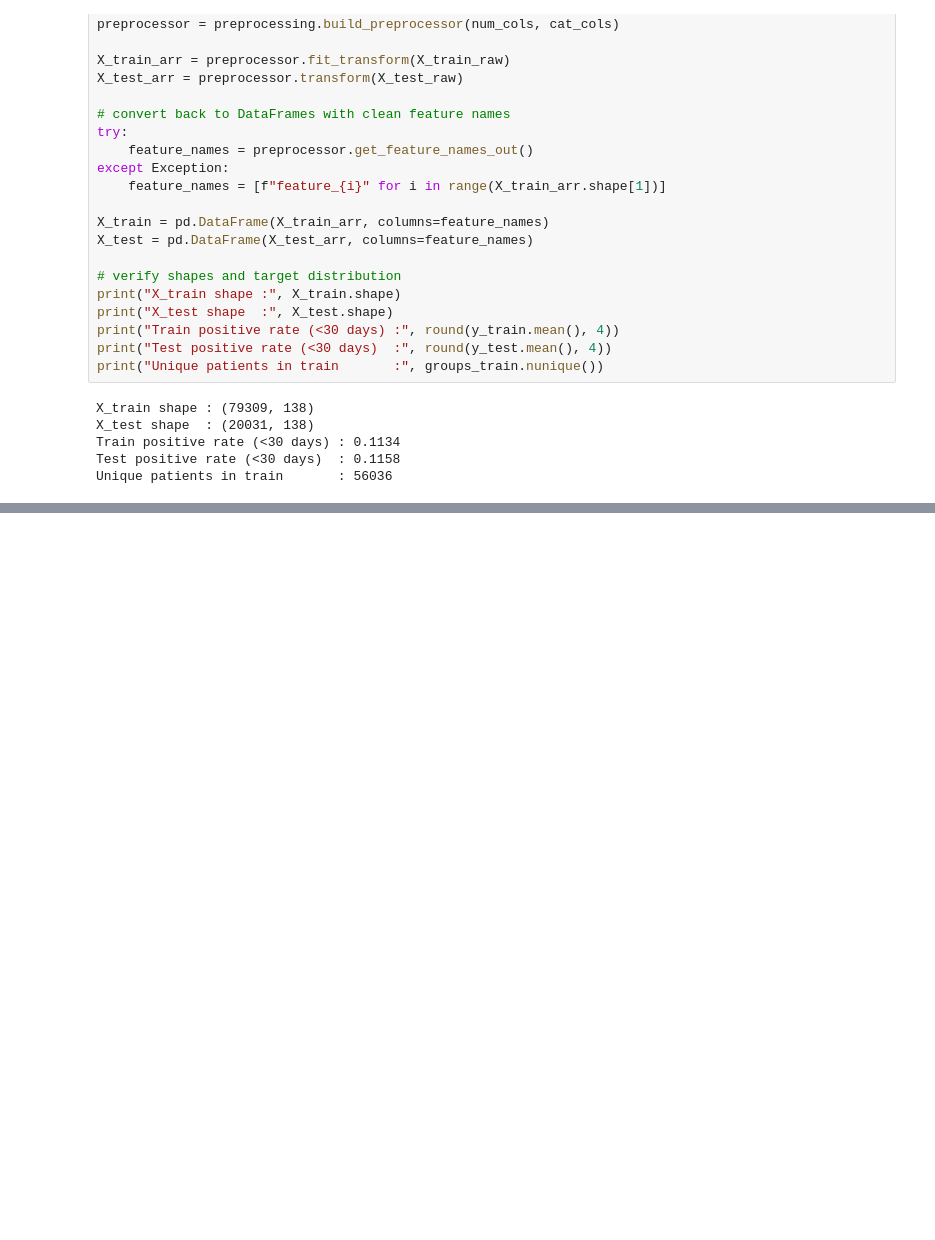
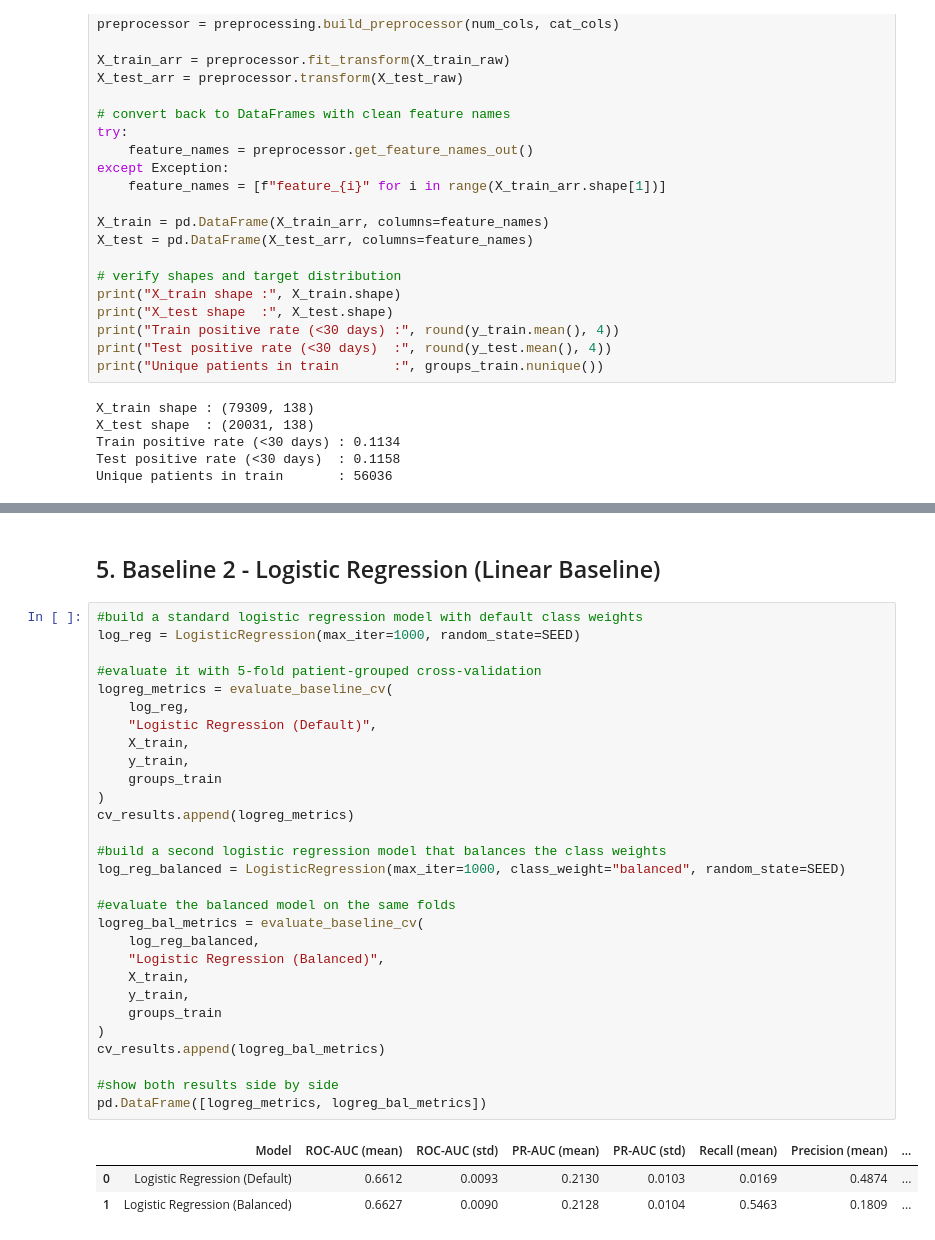
Before and after one commit to AmandineBaranger/Group_06_DS_Project, a Jupyter notebook: notebooks/02_baseline.ipynb, the cells around one changed output, grey strips where cells are left out. Cells and saved outputs as stored; diff of their text form; blank space fills up the shorter version.

```diff
--- a/notebooks/02_baseline.ipynb
+++ b/notebooks/02_baseline.ipynb
@@ -151,0 +202,35 @@ HTTPError: HTTP Error 404: Not Found
+# %% [markdown]
+## 5. Baseline 2 - Logistic Regression (Linear Baseline)
+# %%
+#build a standard logistic regression model with default class weights
+log_reg = LogisticRegression(max_iter=1000, random_state=SEED)
+
+#evaluate it with 5-fold patient-grouped cross-validation
+logreg_metrics = evaluate_baseline_cv(
+    log_reg,
+    "Logistic Regression (Default)",
+    X_train,
+    y_train,
+    groups_train
+)
+cv_results.append(logreg_metrics)
+
+#build a second logistic regression model that balances the class weights
+log_reg_balanced = LogisticRegression(max_iter=1000, class_weight="balanced", random_state=SEED)
+
+#evaluate the balanced model on the same folds
+logreg_bal_metrics = evaluate_baseline_cv(
+    log_reg_balanced,
+    "Logistic Regression (Balanced)",
+    X_train,
+    y_train,
+    groups_train
+)
+cv_results.append(logreg_bal_metrics)
+
+#show both results side by side
+pd.DataFrame([logreg_metrics, logreg_bal_metrics])
+# %% [output]
+|  | Model | ROC-AUC (mean) | ROC-AUC (std) | PR-AUC (mean) | PR-AUC (std) | Recall (mean) | Precision (mean) | ... |
+| 0 | Logistic Regression (Default) | 0.6612 | 0.0093 | 0.2130 | 0.0103 | 0.0169 | 0.4874 | ... |
+| 1 | Logistic Regression (Balanced) | 0.6627 | 0.0090 | 0.2128 | 0.0104 | 0.5463 | 0.1809 | ... |
```
Also changed, not shown: parts of 24 cells of this notebook.
